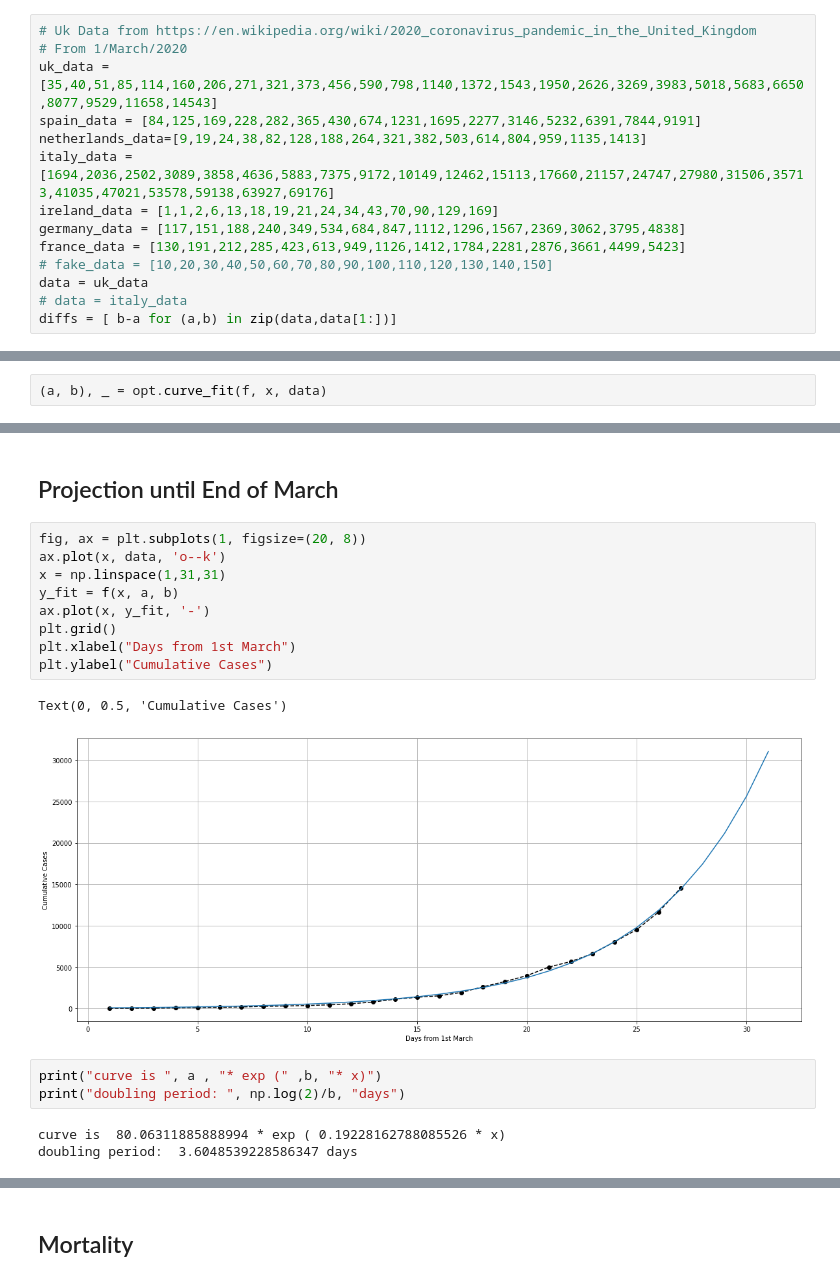
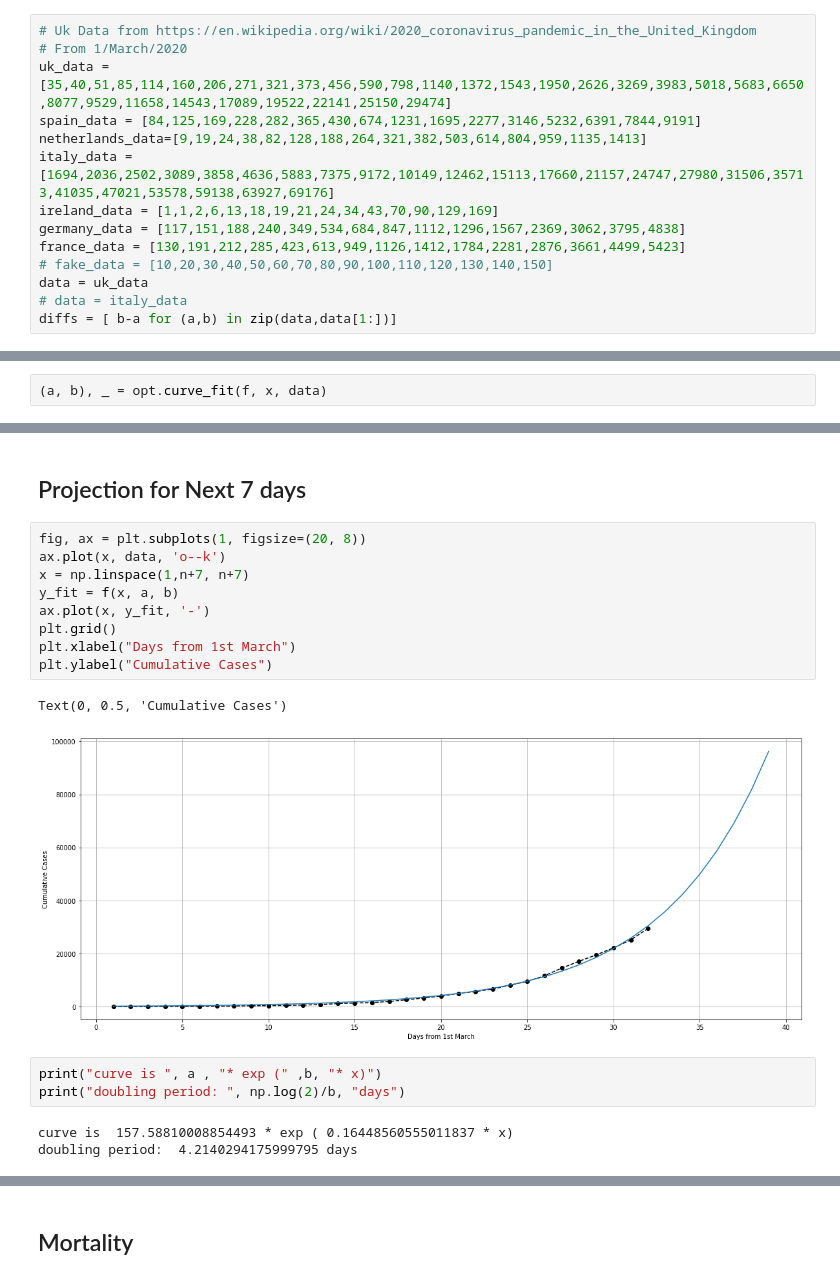
Before and after one commit to burntout/UK-Covid19, a Jupyter notebook: UK-Covid19-least-squares-fit.ipynb, the cells around one changed output, grey strips where cells are left out. Drawn from its saved outputs; the diff is of its cells as text.

```diff
--- a/UK-Covid19-least-squares-fit.ipynb
+++ b/UK-Covid19-least-squares-fit.ipynb
@@ -11,7 +11,7 @@ def f(x, a, b):
 # %%
 # Uk Data from https://en.wikipedia.org/wiki/2020_coronavirus_pandemic_in_the_United_Kingdom
 # From 1/March/2020
-uk_data = [35,40,51,85,114,160,206,271,321,373,456,590,798,1140,1372,1543,1950,2626,3269,3983,5018,5683,6650,8077,9529,11658,14543]
+uk_data = [35,40,51,85,114,160,206,271,321,373,456,590,798,1140,1372,1543,1950,2626,3269,3983,5018,5683,6650,8077,9529,11658,14543,17089,19522,22141,25150,29474]
 spain_data = [84,125,169,228,282,365,430,674,1231,1695,2277,3146,5232,6391,7844,9191]
 netherlands_data=[9,19,24,38,82,128,188,264,321,382,503,614,804,959,1135,1413]
 italy_data = [1694,2036,2502,3089,3858,4636,5883,7375,9172,10149,12462,15113,17660,21157,24747,27980,31506,35713,41035,47021,53578,59138,63927,69176]
@@ -43,23 +43,23 @@ Text(0, 0.5, 'Cumulative Cases')
-# %% [markdown]
-## Projection until End of March
+# %% [markdown]
+## Projection for Next 7 days
 # %%
 fig, ax = plt.subplots(1, figsize=(20, 8))
 ax.plot(x, data, 'o--k')
-x = np.linspace(1,31,31)
+x = np.linspace(1,n+7, n+7)
 y_fit = f(x, a, b)
 ax.plot(x, y_fit, '-')
 plt.grid()
 plt.xlabel("Days from 1st March")
 plt.ylabel("Cumulative Cases")
 # %% [output]
 Text(0, 0.5, 'Cumulative Cases')
-[figure, old version]
+[figure, new version]
 # %%
 print("curve is ", a , "* exp (" ,b, "* x)")
 print("doubling period: ", np.log(2)/b, "days")
 # %% [output]
-curve is  80.06311885888994 * exp ( 0.19228162788085526 * x)
-doubling period:  3.6048539228586347 days
+curve is  157.58810008854493 * exp ( 0.16448560555011837 * x)
+doubling period:  4.2140294175999795 days
 # %%
 tomorrow = a * np.exp ( b * (n+1))
 print ("Tomorrows estimated cases:", tomorrow)
```
Also changed, not shown: parts of 11 cells of this notebook.
